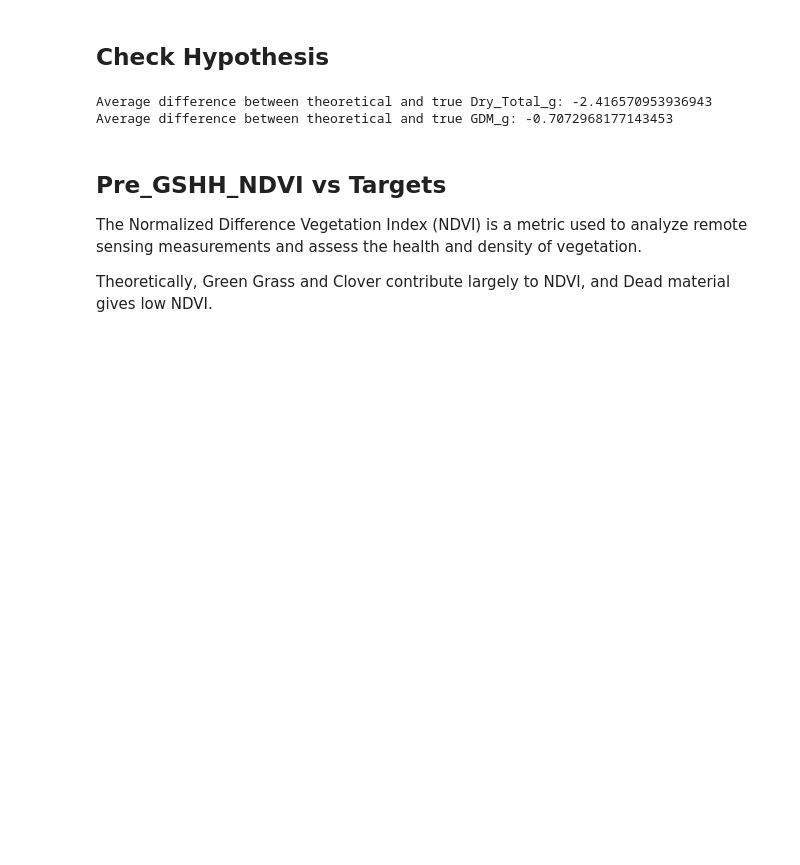
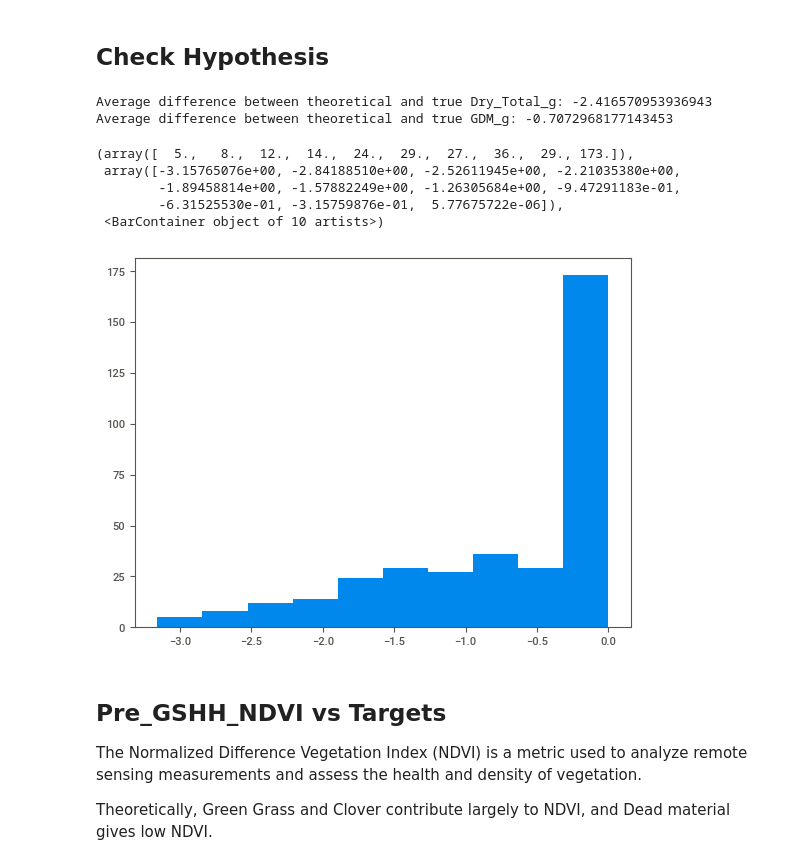
Before and after one commit to d0703887/CSIRO-Image2Biomass-Prediction, a Jupyter notebook: data_analysis.ipynb, the cells around one changed output. Drawn from its saved outputs; the diff is of its cells as text; code cells hidden in the pictures; blank space fills up the shorter version.

```diff
--- a/data_analysis.ipynb
+++ b/data_analysis.ipynb
@@ -46,22 +46,28 @@ The average value of `Dry_Clover_g` is smaller than `Dry_Green_g` and `Dry_Dead_
 # %% [markdown]
 ## Check Hypothesis
 # %%
-dry_total_g_error = 0
-gdm_g_error = 0
+dry_total_g_errors = []
+gdm_g_errors = []
 for idx, row in train_df.iterrows():
     theo_dry_total_g = row["Dry_Green_g"] + row["Dry_Clover_g"] + row["Dry_Dead_g"]
     theo_gdm_g = row["Dry_Green_g"] + row["Dry_Clover_g"]
     dry_total_g = row["Dry_Total_g"]
     gdm_g = row["GDM_g"]
-    dry_total_g_error += dry_total_g - theo_dry_total_g
-    gdm_g_error += gdm_g - theo_gdm_g
-dry_total_g_error /= len(train_df)
-gdm_g_error /= len(train_df)
-print(f"Average difference between theoretical and true Dry_Total_g: {dry_total_g_error}")
-print(f"Average difference between theoretical and true GDM_g: {gdm_g_error}")
+    dry_total_g_errors.append(dry_total_g - theo_dry_total_g)
+    gdm_g_errors.append(gdm_g - theo_gdm_g)
+
+print(f"Average difference between theoretical and true Dry_Total_g: {sum(dry_total_g_errors) / len(train_df)}")
+print(f"Average difference between theoretical and true GDM_g: {sum(gdm_g_errors) / len(train_df)}")
+plt.hist(gdm_g_errors)
 # %% [output]
 Average difference between theoretical and true Dry_Total_g: -2.416570953936943
 Average difference between theoretical and true GDM_g: -0.7072968177143453
+(array([  5.,   8.,  12.,  14.,  24.,  29.,  27.,  36.,  29., 173.]),
+ array([-3.15765076e+00, -2.84188510e+00, -2.52611945e+00, -2.21035380e+00,
+        -1.89458814e+00, -1.57882249e+00, -1.26305684e+00, -9.47291183e-01,
+        -6.31525530e-01, -3.15759876e-01,  5.77675722e-06]),
+ <BarContainer object of 10 artists>)
+[figure, added]
 # %% [markdown]
 ## Pre_GSHH_NDVI vs Targets
 The Normalized Difference Vegetation Index (NDVI) is a metric used to analyze remote sensing measurements and assess the health and density of vegetation.
```
Also changed, not shown: 2 other files.
